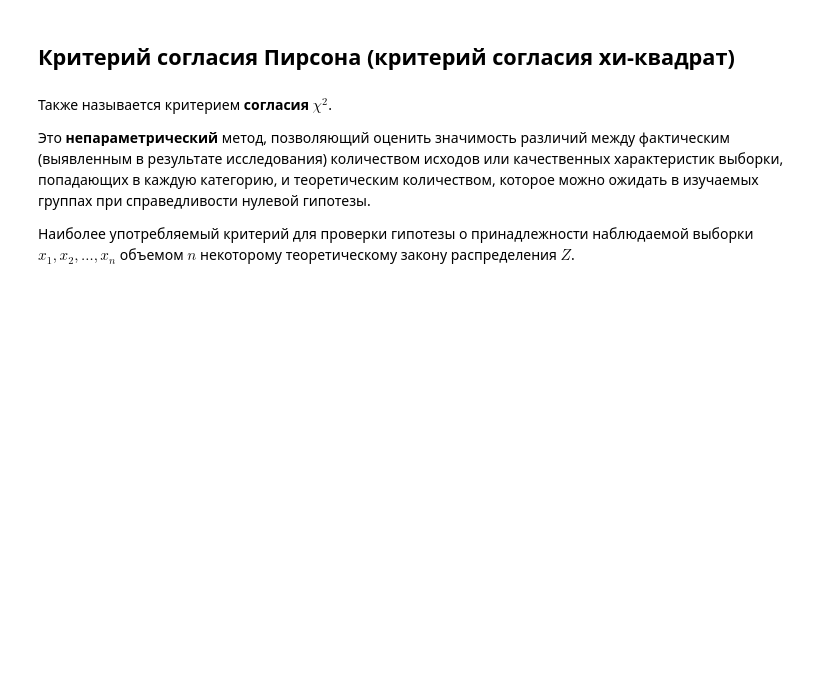
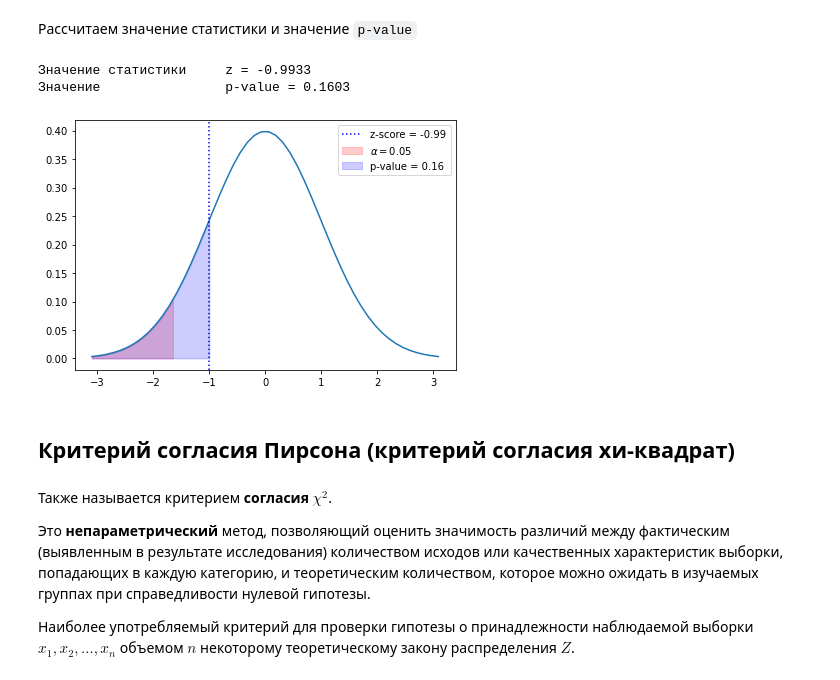
Before and after one commit to JosephFrancisTribbiani/ds, a Jupyter notebook: Statistic/stat_tests.ipynb, the cells around one changed output. Drawn from its saved outputs; the diff is of its cells as text; code cells hidden in the pictures; blank space fills up the shorter version.

```diff
--- a/Statistic/stat_tests.ipynb
+++ b/Statistic/stat_tests.ipynb
@@ -0,0 +237,13 @@
+# %%
+import pandas as pd
+import numpy as np
+import scipy.stats as stats
+
+
+a_sample = stats.norm.rvs(loc=100, scale=15, size=50, random_state=42)
+b_sample = stats.norm.rvs(loc=100, scale=15, size=50, random_state=1)
+a_sample, b_sample = a_sample.round().astype("int"), b_sample.round().astype("int")
+df = pd.DataFrame(data={"А": a_sample, "Б": b_sample}).T
+
+print("Результаты тестирования:")
+display(df)
@@ -0,0 +269,40 @@
+# %% [markdown]
+Рассчитаем значение статистики и значение `p-value`
+# %%
+z_score = (np.mean(df.loc["А", :]) - np.mean(df.loc["Б", :])) / (np.sqrt((15**2 / 50) + (15**2 / 50)))
+p_value = stats.norm.cdf(z_score)
+
+print("Значение статистики\tz = {:.4f}".format(z_score))
+print("Значение\t\tp-value = {:.4f}".format(p_value))
+# %% [output]
+Значение статистики     z = -0.9933
+Значение                p-value = 0.1603
+# %%
+import numpy as np
+import matplotlib.pyplot as plt
+import seaborn as sns
+import scipy.stats as stats
+
+
+fig, ax = plt.subplots()
+x = np.linspace(stats.norm.ppf(0.001), stats.norm.ppf(0.999))
+y = stats.norm.pdf(x)
+
+x_left = np.linspace(stats.norm.ppf(0.001), stats.norm.ppf(0.05))
+y_left = stats.norm.pdf(x_left)
+
+p_value_x_left = np.linspace(stats.norm.ppf(0.001), z_score)
+p_value_y_left = stats.norm.pdf(p_value_x_left)
+
+sns.lineplot(x=x, y=y, ax=ax)
+ax.fill_between(
+    x=x_left, y1=np.zeros_like(y_left), y2=y_left, color="red", alpha=0.2,
+    label="$\\alpha = 0.05$")
+ax.fill_between(
+    x=p_value_x_left, y1=np.zeros_like(p_value_y_left), y2=p_value_y_left, color="blue", alpha=0.2,
+    label="p-value = {:.2f}".format(p_value))
+ax.axvline(x=z_score, color="blue", ls=":", label="z-score = {:.2f}".format(z_score))
+fig.tight_layout()
+ax.legend();
+# %% [output]
+[figure, added]
```
Also changed, not shown: parts of 27 cells of this notebook, 1 other file.
